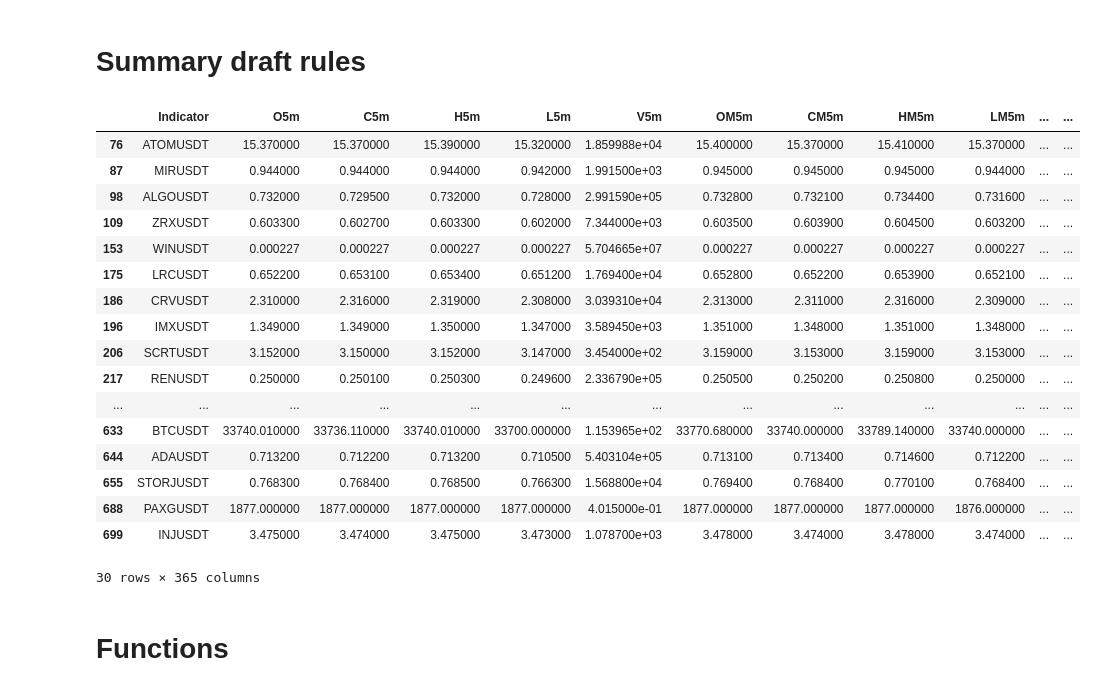
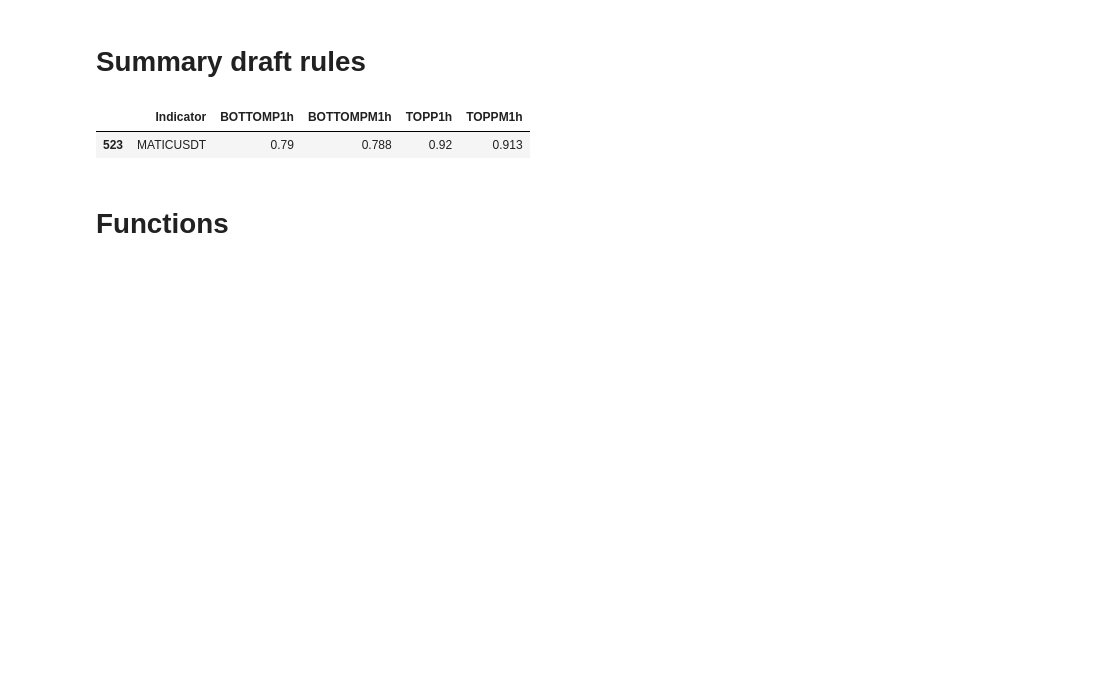
Before and after one commit to hjabbour/ML, a Jupyter notebook: STRSIMACDSMATOPBOTTOM-ML-Draft.ipynb, the cells around one changed output. Cells and saved outputs as stored; diff of their text form; code cells hidden in the pictures; blank space fills up the shorter version.

```diff
--- a/STRSIMACDSMATOPBOTTOM-ML-Draft.ipynb
+++ b/STRSIMACDSMATOPBOTTOM-ML-Draft.ipynb
@@ -663,56 +661,40 @@ macd3dd
 #macd12hcross
 #macd4hcross
 #macd3d1d
 #macd1d
 #pmacdu = macd3du[['Indicator','MACD3d','MACDSIGNAL3d','MACDM3d','MACDSIGNALM3d']]
 #pmacdu['diff']=abs(macd3du['MACD3d'])-abs(macd3du['MACDSIGNAL3d'])
 #pmacdu['diffm']=abs(macd3du['MACDM3d'])-abs(macd3du['MACDSIGNALM3d'])
 
 #pmacdd = macd3dd[['Indicator','MACD3d','MACDSIGNAL3d','MACDM3d','MACDSIGNALM3d']]
 #pmacdd['diff']=abs(macd3dd['MACD3d'])-abs(macd3dd['MACDSIGNAL3d'])
 #pmacdd['diffm']=abs(macd3dd['MACDM3d'])-abs(macd3dd['MACDSIGNALM3d'])
 
 test = final[['Indicator','BOTTOMP1h','BOTTOMPM1h','TOPP1h','TOPPM1h']]
 test15 = final[['Indicator','BOTTOMP15m','BOTTOMPM15m','TOPP15m','TOPPM15m']]
 test5 = final[['Indicator','BOTTOMP5m','BOTTOMPM5m','TOPP5m','TOPPM5m']]
 test30 = final[['Indicator','BOTTOMP30m','BOTTOMPM30m','TOPP30m','TOPPM30m']]
 
 
 higherhi = test15.loc[HIHI15m & HILO15m]
-#higherhi = test30.loc[HIHI30m & HILO30m]
-#higherhi = test.loc[HIHI1h & HILO1h]
+higherhi = test30.loc[HIHI30m & HILO30m]
+higherhi = test.loc[HIHI1h & HILO1h]
 #higherhi = test5.loc[HIHI5m & HILO5m]
 #higherhi = test15.loc[HIHI15m ]
 #higherhi = test.loc[HIHI1h]
 #higherhi = test5.loc[HIHI5m ]
 #higherlo = test5.loc[HILO5m ]
 #higherlo = test15.loc[HILO15m ]
 
 
 higherhi
-macd3dd
+#macd3dd
 #macd3du
-macd1dd
-macd1du
+#macd1dd
+#macd1dd
 # %% [output]
-|  | Indicator | O5m | C5m | H5m | L5m | V5m | OM5m | CM5m | HM5m | LM5m | ... | ... |
-| 76 | ATOMUSDT | 15.370000 | 15.370000 | 15.390000 | 15.320000 | 1.859988e+04 | 15.400000 | 15.370000 | 15.410000 | 15.370000 | ... | ... |
-| 87 | MIRUSDT | 0.944000 | 0.944000 | 0.944000 | 0.942000 | 1.991500e+03 | 0.945000 | 0.945000 | 0.945000 | 0.944000 | ... | ... |
-| 98 | ALGOUSDT | 0.732000 | 0.729500 | 0.732000 | 0.728000 | 2.991590e+05 | 0.732800 | 0.732100 | 0.734400 | 0.731600 | ... | ... |
-| 109 | ZRXUSDT | 0.603300 | 0.602700 | 0.603300 | 0.602000 | 7.344000e+03 | 0.603500 | 0.603900 | 0.604500 | 0.603200 | ... | ... |
-| 153 | WINUSDT | 0.000227 | 0.000227 | 0.000227 | 0.000227 | 5.704665e+07 | 0.000227 | 0.000227 | 0.000227 | 0.000227 | ... | ... |
-| 175 | LRCUSDT | 0.652200 | 0.653100 | 0.653400 | 0.651200 | 1.769400e+04 | 0.652800 | 0.652200 | 0.653900 | 0.652100 | ... | ... |
-| 186 | CRVUSDT | 2.310000 | 2.316000 | 2.319000 | 2.308000 | 3.039310e+04 | 2.313000 | 2.311000 | 2.316000 | 2.309000 | ... | ... |
-| 196 | IMXUSDT | 1.349000 | 1.349000 | 1.350000 | 1.347000 | 3.589450e+03 | 1.351000 | 1.348000 | 1.351000 | 1.348000 | ... | ... |
-| 206 | SCRTUSDT | 3.152000 | 3.150000 | 3.152000 | 3.147000 | 3.454000e+02 | 3.159000 | 3.153000 | 3.159000 | 3.153000 | ... | ... |
-| 217 | RENUSDT | 0.250000 | 0.250100 | 0.250300 | 0.249600 | 2.336790e+05 | 0.250500 | 0.250200 | 0.250800 | 0.250000 | ... | ... |
-| ... | ... | ... | ... | ... | ... | ... | ... | ... | ... | ... | ... | ... |
-| 633 | BTCUSDT | 33740.010000 | 33736.110000 | 33740.010000 | 33700.000000 | 1.153965e+02 | 33770.680000 | 33740.000000 | 33789.140000 | 33740.000000 | ... | ... |
-| 644 | ADAUSDT | 0.713200 | 0.712200 | 0.713200 | 0.710500 | 5.403104e+05 | 0.713100 | 0.713400 | 0.714600 | 0.712200 | ... | ... |
-| 655 | STORJUSDT | 0.768300 | 0.768400 | 0.768500 | 0.766300 | 1.568800e+04 | 0.769400 | 0.768400 | 0.770100 | 0.768400 | ... | ... |
-| 688 | PAXGUSDT | 1877.000000 | 1877.000000 | 1877.000000 | 1877.000000 | 4.015000e-01 | 1877.000000 | 1877.000000 | 1877.000000 | 1876.000000 | ... | ... |
-| 699 | INJUSDT | 3.475000 | 3.474000 | 3.475000 | 3.473000 | 1.078700e+03 | 3.478000 | 3.474000 | 3.478000 | 3.474000 | ... | ... |
+|  | Indicator | BOTTOMP1h | BOTTOMPM1h | TOPP1h | TOPPM1h |
+| 523 | MATICUSDT | 0.79 | 0.788 | 0.92 | 0.913 |
-30 rows × 365 columns
 # %% [markdown]
 # Functions
 # %%
```
Also changed, not shown: parts of 63 cells of this notebook, 3 other files.
